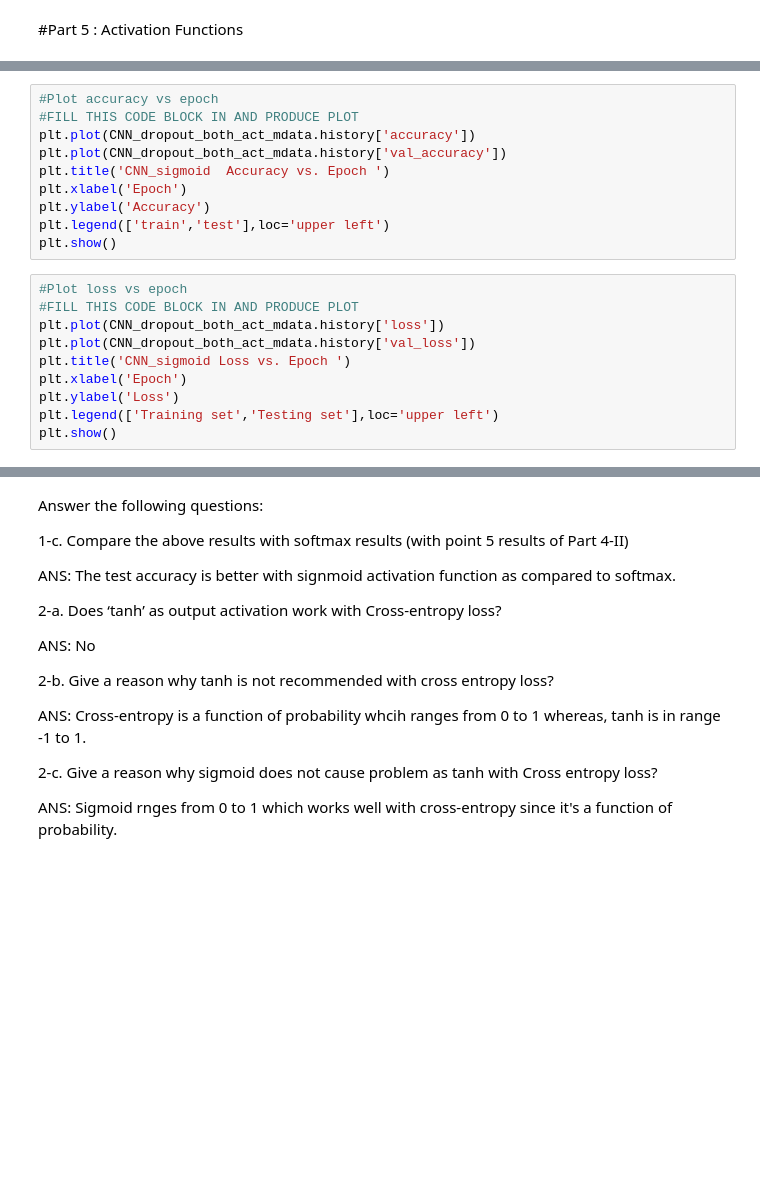
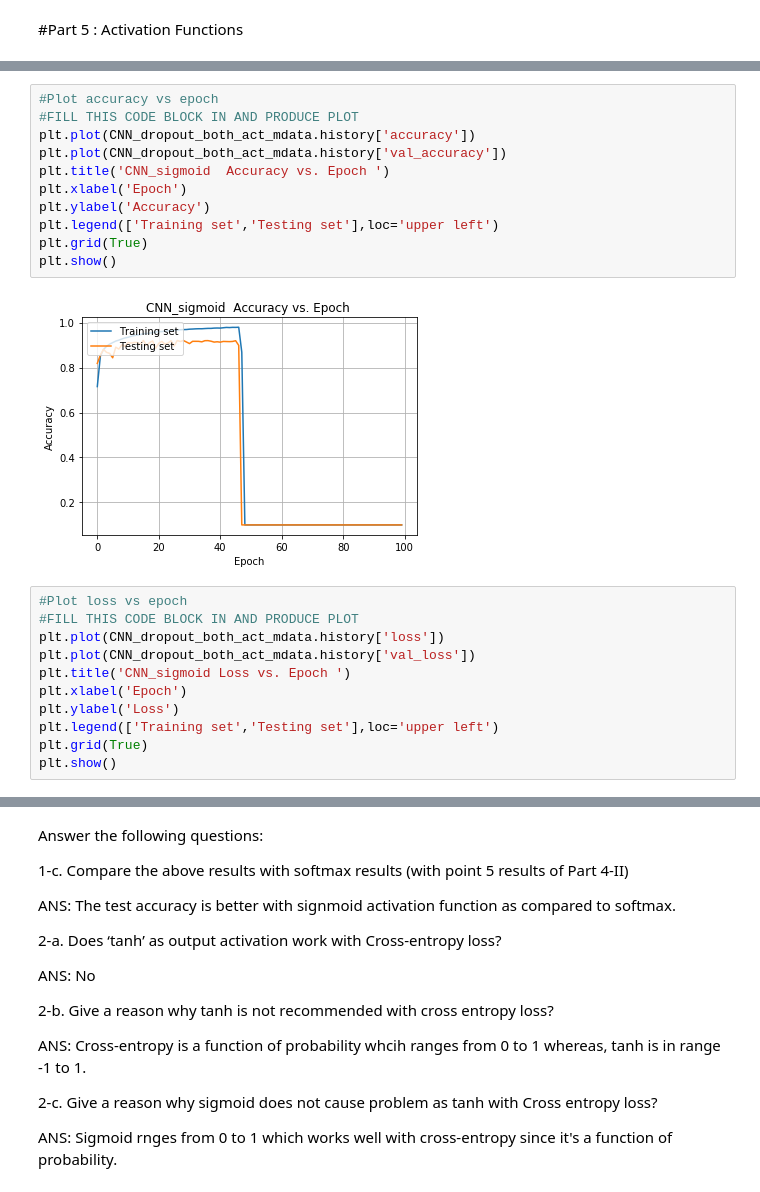
Before and after one commit to tshreegupta/ECE595DL, a Jupyter notebook: Project1/Project_1_Student_code.ipynb, the cells around one changed output, grey strips where cells are left out. Cells and saved outputs as stored; diff of their text form; blank space fills up the shorter version.

```diff
--- a/Project1/Project_1_Student_code.ipynb
+++ b/Project1/Project_1_Student_code.ipynb
@@ -648,13 +632,16 @@ NameError: ignored
 # %%
 #Plot accuracy vs epoch
 #FILL THIS CODE BLOCK IN AND PRODUCE PLOT
 plt.plot(CNN_dropout_both_act_mdata.history['accuracy'])
 plt.plot(CNN_dropout_both_act_mdata.history['val_accuracy'])
 plt.title('CNN_sigmoid  Accuracy vs. Epoch ')
 plt.xlabel('Epoch')
 plt.ylabel('Accuracy')
-plt.legend(['train','test'],loc='upper left')
+plt.legend(['Training set','Testing set'],loc='upper left')
+plt.grid(True)
 plt.show()
+# %% [output]
+[figure, added]
 # %%
 #Plot loss vs epoch
 #FILL THIS CODE BLOCK IN AND PRODUCE PLOT
@@ -664,6 +651,7 @@ plt.title('CNN_sigmoid Loss vs. Epoch ')
 plt.xlabel('Epoch')
 plt.ylabel('Loss')
 plt.legend(['Training set','Testing set'],loc='upper left')
+plt.grid(True)
 plt.show()
 # %%
 ####### Tanh activation
```
Also changed, not shown: parts of 5 cells of this notebook.
